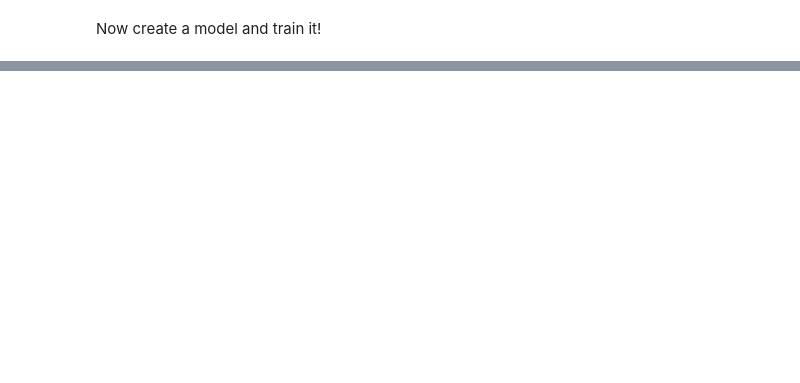
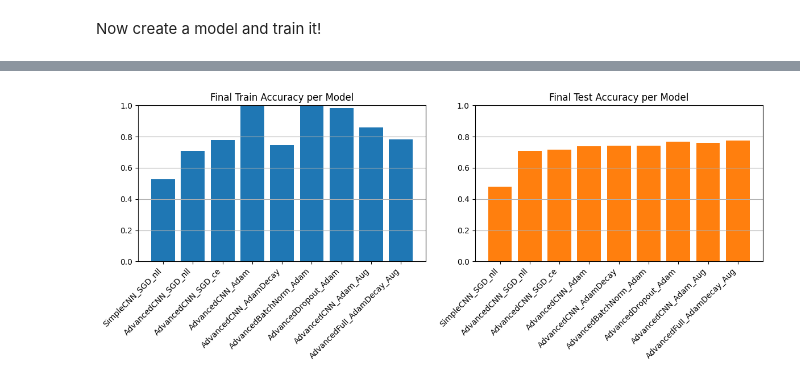
Before and after one commit to MathiasDamsgaard/IntroDeepCompVision_projects, a Jupyter notebook: Project_1/IDLCV_Project_1_hotdog.ipynb, the cells around one changed output, grey strips where cells are left out. Saved outputs shown, nothing was run; the diff lists cells and outputs as text; code cells hidden in the pictures; blank space fills up the shorter version.

Commit message:
Better experiment setup and new collected plots

```diff
--- a/Project_1/IDLCV_Project_1_hotdog.ipynb
+++ b/Project_1/IDLCV_Project_1_hotdog.ipynb
@@ -129 +195,19 @@ optimizer = torch.optim.Adam(model.parameters(), lr=0.001, weight_decay=1e-2)
+# %%
+models = [SimpleCNN, AdvancedCNN, AdvancedBatchNorm, AdvancedDropout, AdvancedFull]  # store classes, not instances
+
+# Define loss callables and optimizer factories (each factory takes a model instance)
+criterions = {
+    'ce': nn.CrossEntropyLoss(),
+    'nll': lambda output, target: F.nll_loss(F.log_softmax(output, dim=1), target),
+}
+
+def make_optimizers():
+    return {
+        'sgd': lambda m: torch.optim.SGD(m.parameters(), lr=0.1),
+        'sgd_mom': lambda m: torch.optim.SGD(m.parameters(), lr=0.01, momentum=0.9),
+        'adam': lambda m: torch.optim.Adam(m.parameters(), lr=0.001),
+        'adam_decay': lambda m: torch.optim.Adam(m.parameters(), lr=0.001, weight_decay=1e-2),
+    }
+
+# Example usage: optimizers = make_optimizers(); optimizer = optimizers['adam'](model_instance)
 # %%
@@ -173,0 +315,30 @@ for epoch in tqdm(range(num_epochs), unit="epoch"):
+# %%
+# Plot summary bar charts for final accuracies
+names = [r[0] for r in results]
+final_train = [model_performance[n]['final_train'] for n in names]
+final_test = [model_performance[n]['final_test'] for n in names]
+
+x = np.arange(len(names))
+
+fig, axes = plt.subplots(1, 2, figsize=(12, 5))
+
+# Train accuracies
+axes[0].bar(x, final_train, color='C0')
+axes[0].set_title('Final Train Accuracy per Model')
+axes[0].set_xticks(x)
+axes[0].set_xticklabels(names, rotation=45, ha='right')
+axes[0].set_ylim(0, 1)
+axes[0].grid(axis='y')
+
+# Test accuracies
+axes[1].bar(x, final_test, color='C1')
+axes[1].set_title('Final Test Accuracy per Model')
+axes[1].set_xticks(x)
+axes[1].set_xticklabels(names, rotation=45, ha='right')
+axes[1].set_ylim(0, 1)
+axes[1].grid(axis='y')
+
+plt.tight_layout()
+plt.savefig('figures/summary_final_accuracies.png');
+# %% [output]
+[figure, added]
```
Also changed, not shown: parts of 10 cells of this notebook, 2 other files.
